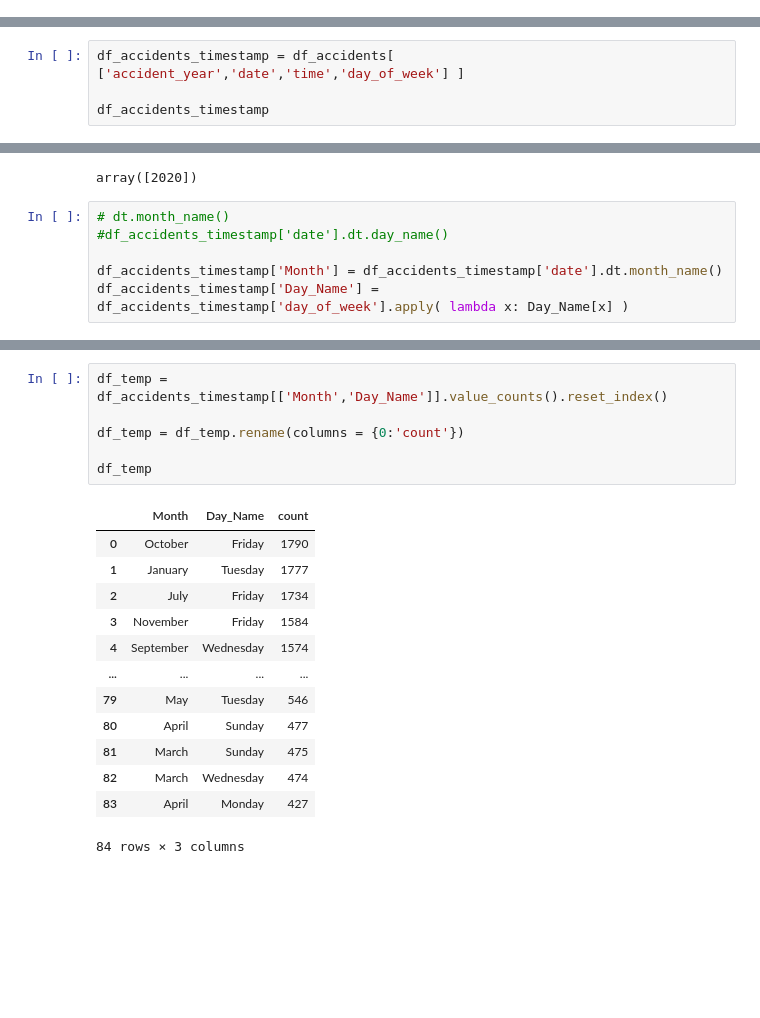
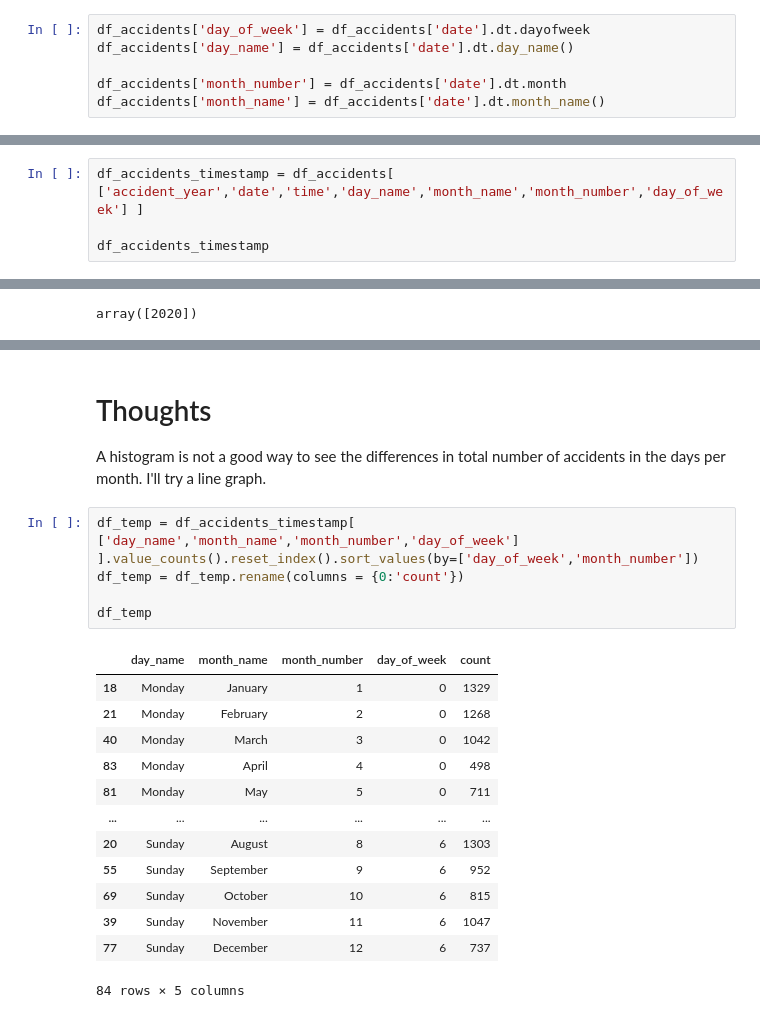
Before and after one commit to LuisEVT/High_Fatality_Accidents, a Jupyter notebook: High_Fatality_Accidents.ipynb, the cells around one changed output, grey strips where cells are left out. Saved outputs shown, nothing was run; the diff lists cells and outputs as text; blank space fills up the shorter version.

```diff
--- a/High_Fatality_Accidents.ipynb
+++ b/High_Fatality_Accidents.ipynb
@@ -100,9 +100,15 @@ So far,there is no NA data in the dataset. In addition, we converted two columns
+# %%
+df_accidents['day_of_week'] = df_accidents['date'].dt.dayofweek
+df_accidents['day_name'] = df_accidents['date'].dt.day_name()
+
+df_accidents['month_number'] = df_accidents['date'].dt.month
+df_accidents['month_name'] = df_accidents['date'].dt.month_name()
 # %% [markdown]
 # Next Steps
 
 Initially, I want to analysis the day and time the accidents are occuring. From there, we can build up to what type of accidents are occuring on those dates.
 # %%
-df_accidents_timestamp = df_accidents[ ['accident_year','date','time','day_of_week'] ]
+df_accidents_timestamp = df_accidents[ ['accident_year','date','time','day_name','month_name','month_number','day_of_week'] ]
 
 df_accidents_timestamp
 # %% [output]
@@ -131,9 +129,3 @@ Day_Name = {1:'Sunday',
 df_accidents_timestamp['accident_year'].unique()
 # %% [output]
 array([2020])
-# %%
-# dt.month_name()
-#df_accidents_timestamp['date'].dt.day_name()
-
-df_accidents_timestamp['Month'] = df_accidents_timestamp['date'].dt.month_name()
-df_accidents_timestamp['Day_Name'] = df_accidents_timestamp['day_of_week'].apply( lambda x: Day_Name[x] )
@@ -220,20 +207,22 @@ plt.xticks( rotation = 70 )
+# %% [markdown]
+# Thoughts
+A histogram is not a good way to see the differences in total number of accidents in the days per month. I'll try a line graph.
 # %%
-df_temp = df_accidents_timestamp[['Month','Day_Name']].value_counts().reset_index()
-
+df_temp = df_accidents_timestamp[ ['day_name','month_name','month_number','day_of_week'] ].value_counts().reset_index().sort_values(by=['day_of_week','month_number'])
 df_temp = df_temp.rename(columns = {0:'count'})
 
 df_temp
 # %% [output]
-|  | Month | Day_Name | count |
-| 0 | October | Friday | 1790 |
-| 1 | January | Tuesday | 1777 |
-| 2 | July | Friday | 1734 |
-| 3 | November | Friday | 1584 |
-| 4 | September | Wednesday | 1574 |
-| ... | ... | ... | ... |
-| 79 | May | Tuesday | 546 |
-| 80 | April | Sunday | 477 |
-| 81 | March | Sunday | 475 |
-| 82 | March | Wednesday | 474 |
-| 83 | April | Monday | 427 |
+|  | day_name | month_name | month_number | day_of_week | count |
+| 18 | Monday | January | 1 | 0 | 1329 |
+| 21 | Monday | February | 2 | 0 | 1268 |
+| 40 | Monday | March | 3 | 0 | 1042 |
+| 83 | Monday | April | 4 | 0 | 498 |
+| 81 | Monday | May | 5 | 0 | 711 |
+| ... | ... | ... | ... | ... | ... |
+| 20 | Sunday | August | 8 | 6 | 1303 |
+| 55 | Sunday | September | 9 | 6 | 952 |
+| 69 | Sunday | October | 10 | 6 | 815 |
+| 39 | Sunday | November | 11 | 6 | 1047 |
+| 77 | Sunday | December | 12 | 6 | 737 |
-84 rows × 3 columns
+84 rows × 5 columns
```
Also changed, not shown: parts of 13 cells of this notebook.
